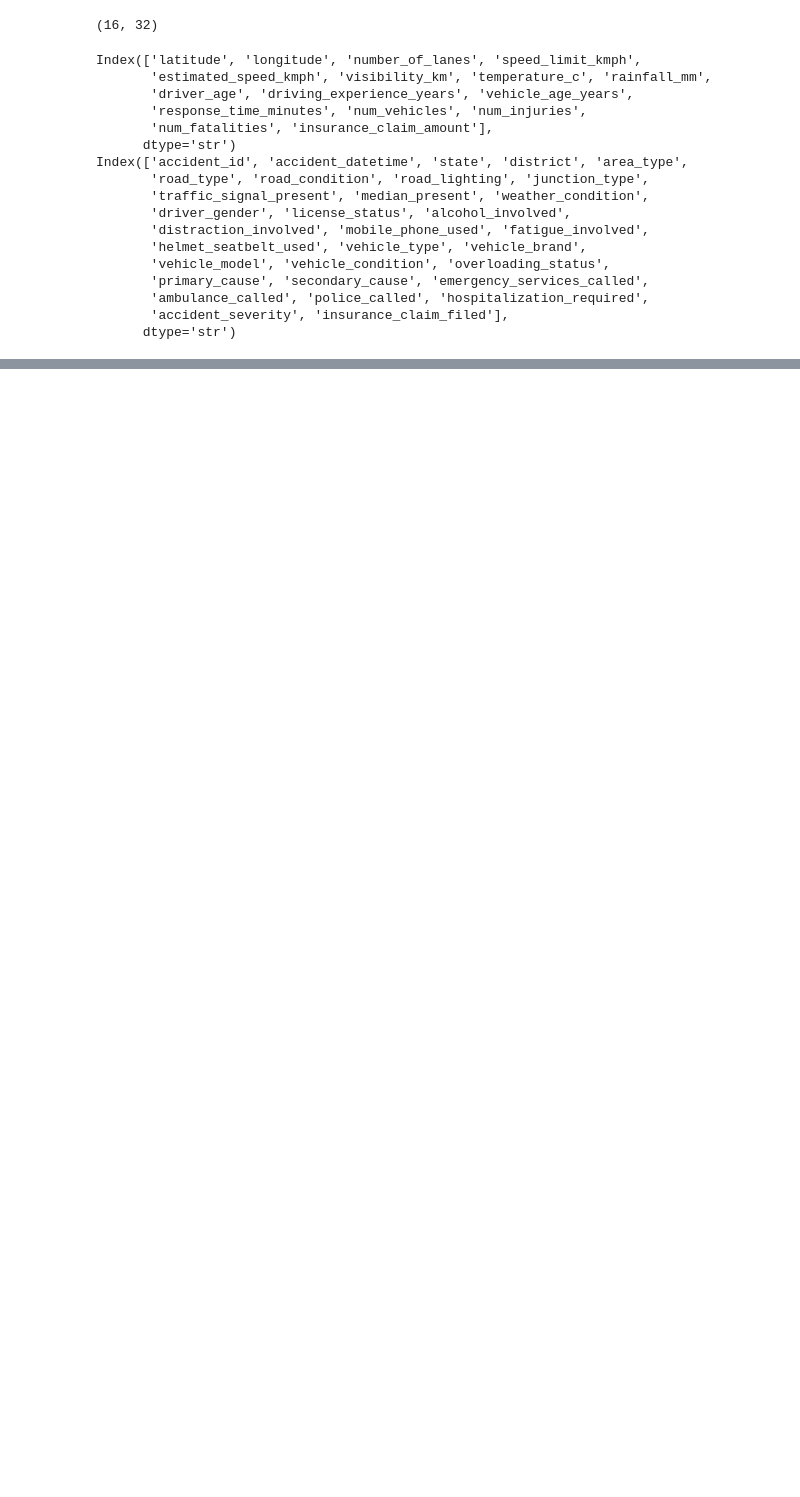
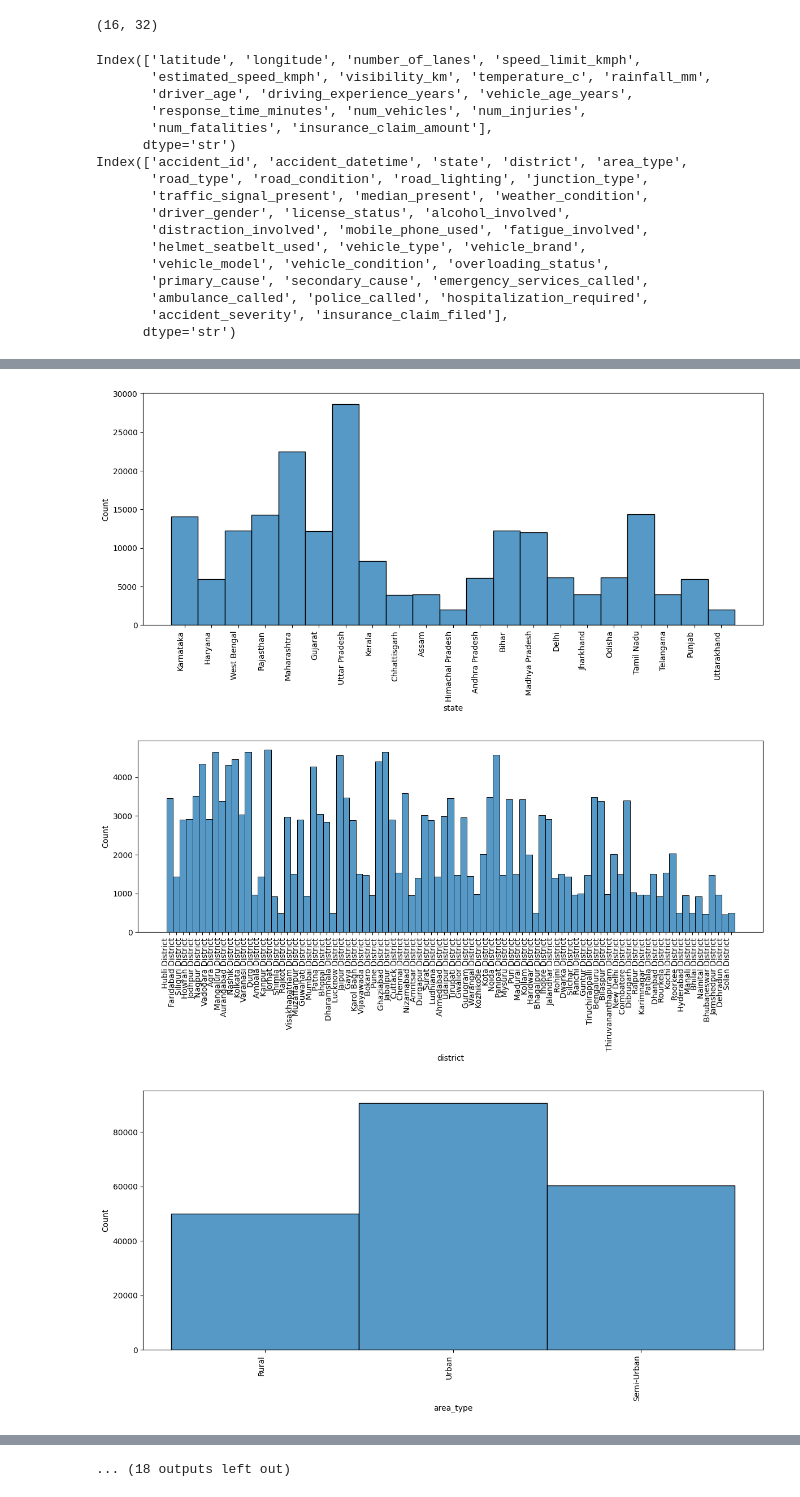
Before and after one commit to pushkarupadhyay587-a11y/gdg_probation_task1, a Jupyter notebook: eda.ipynb, the cells around one changed output, grey strips where cells are left out. Cells and saved outputs as stored; diff of their text form; code cells hidden in the pictures; blank space fills up the shorter version.

```diff
--- a/eda.ipynb
+++ b/eda.ipynb
@@ -122,0 +221,3 @@ Index(['accident_id', 'accident_datetime', 'state', 'district', 'area_type',
+# %%
+non_num_cols = df[non_num_cols].drop(["accident_id","accident_datetime"],axis =1).columns
+non_num_cols
@@ -122,0 +287,3 @@ Index(['accident_id', 'accident_datetime', 'state', 'district', 'area_type',
+# %%
+for i in  ["road_type","weather_condition","area_type"]:
+    print({i:df[i].dropna().unique().tolist()})
@@ -122,0 +328,10 @@ Index(['accident_id', 'accident_datetime', 'state', 'district', 'area_type',
+# %%
+for i in non_num_cols:
+    plt.figure(figsize=(12,6))
+    sns.histplot(df[i])
+    plt.xticks(rotation=90, ha="right")
+    plt.tight_layout()
+# %% [output]
+[figure, added]
+[figure, added]
+[figure, added]
@@ -122,0 +347 @@ Index(['accident_id', 'accident_datetime', 'state', 'district', 'area_type',
+... (18 outputs left out)
```
Also changed, not shown: parts of 28 cells of this notebook.
